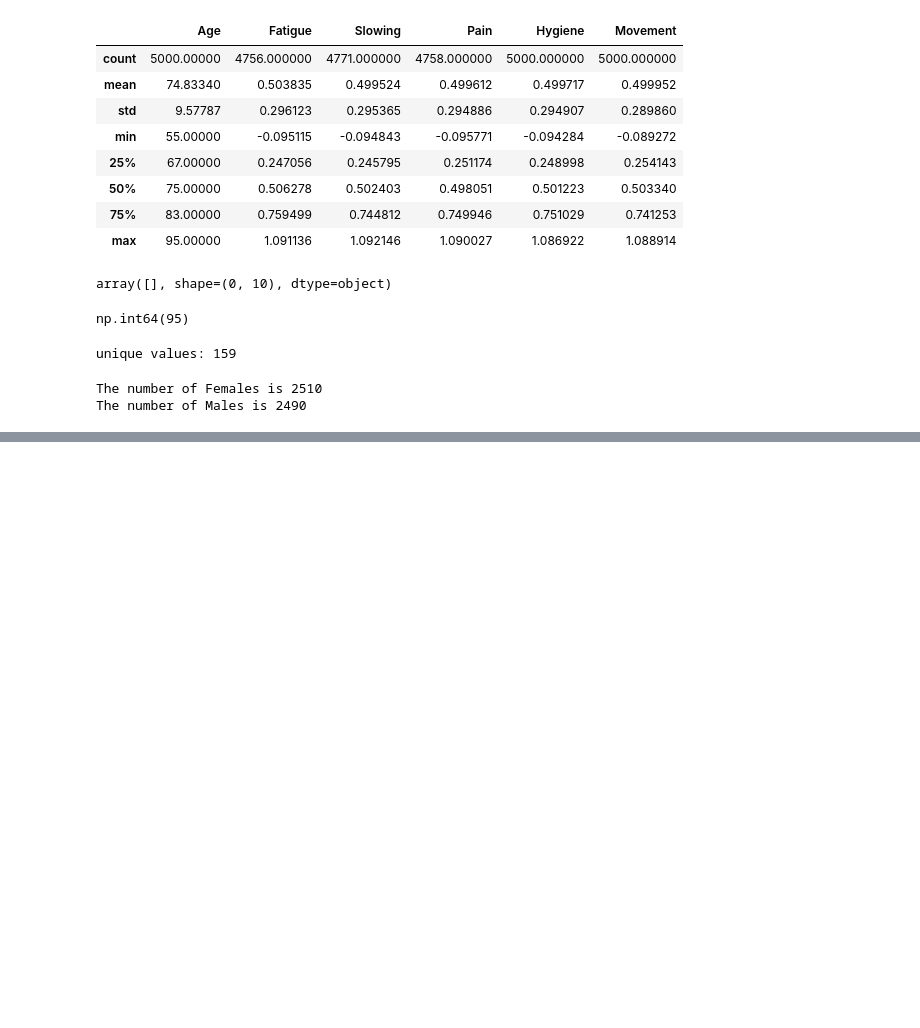
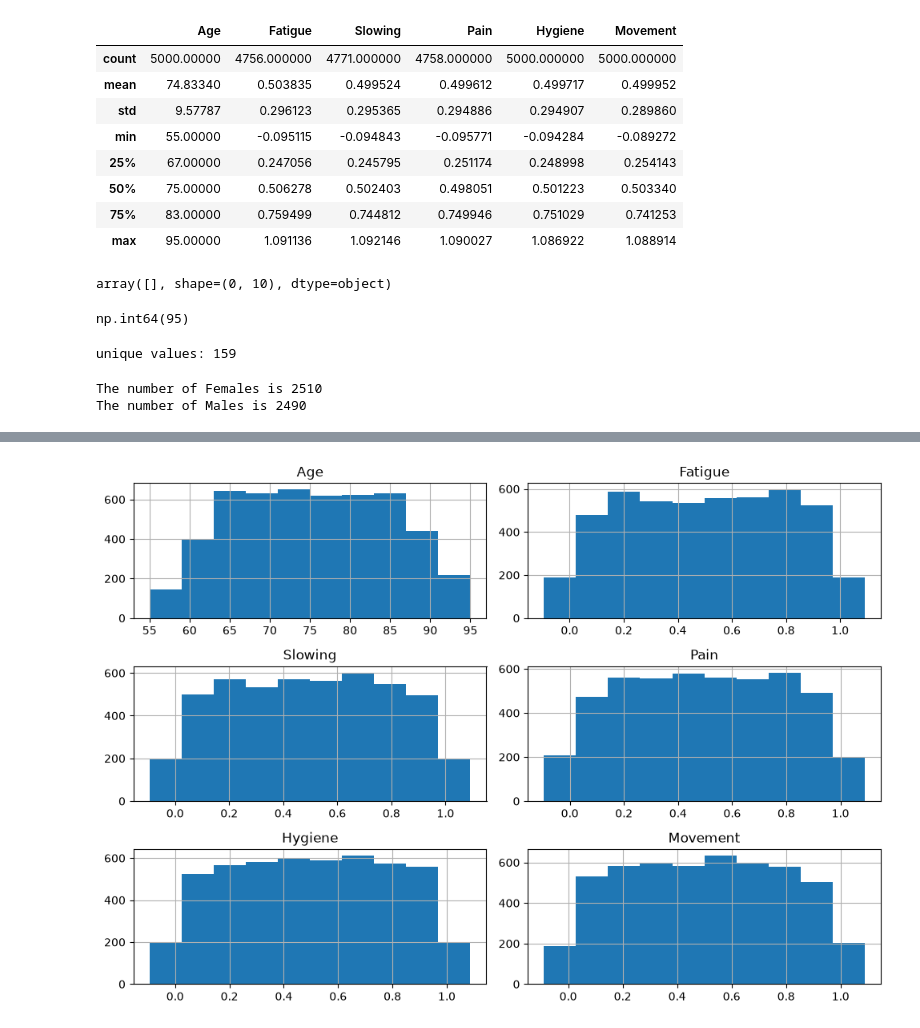
Before and after one commit to chadiboudaher/ml-dl-pytorch, a Jupyter notebook: src/projects/schizophrenia-symptoms/notebook/schizophrenia.ipynb, the cells around one changed output, grey strips where cells are left out. Cells and saved outputs as stored; diff of their text form; code cells hidden in the pictures; blank space fills up the shorter version.

Commit message:
Visualize the data

```diff
--- a/src/projects/schizophrenia-symptoms/notebook/schizophrenia.ipynb
+++ b/src/projects/schizophrenia-symptoms/notebook/schizophrenia.ipynb
@@ -122,0 +130,6 @@ The number of Males is 2490
+# %%
+df.hist(figsize=(10, 7))
+plt.tight_layout()
+plt.show();
+# %% [output]
+[figure, added]
```
Also changed, not shown: parts of 9 cells of this notebook.
